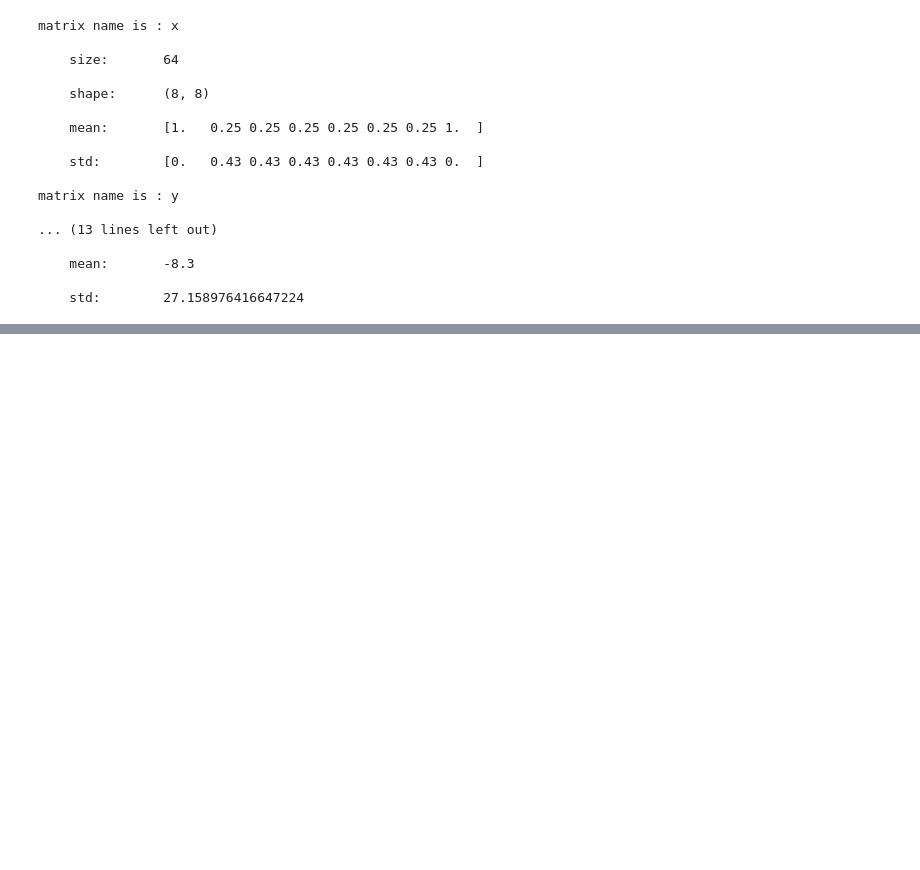
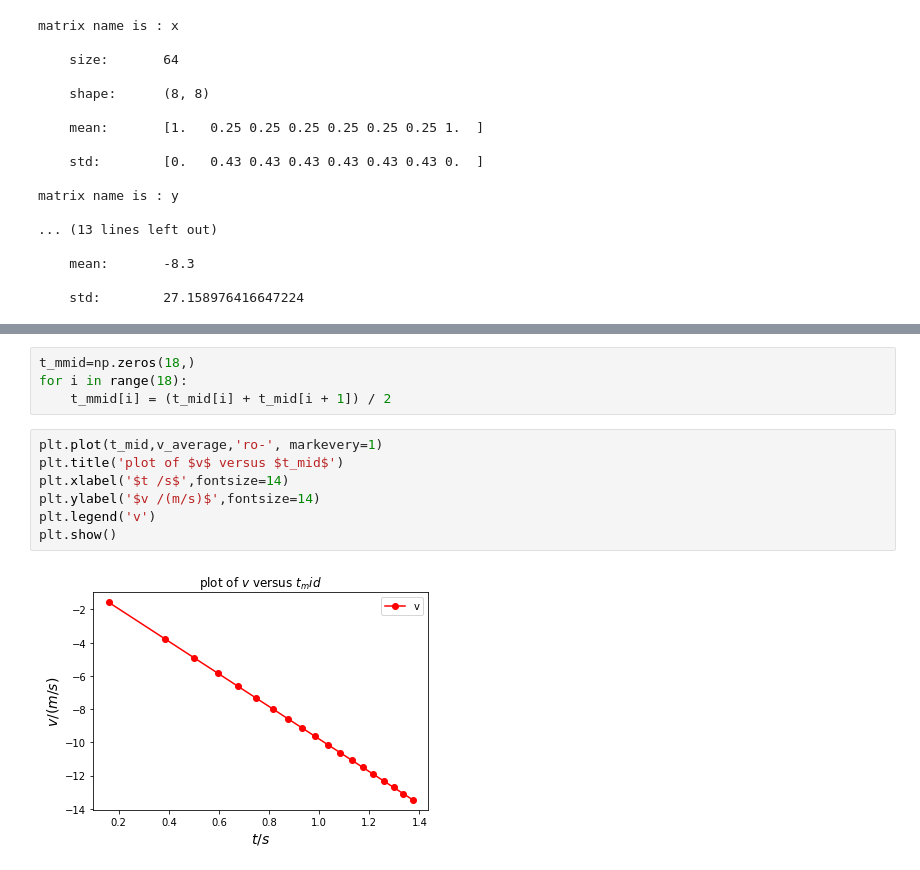
Before and after one commit to VIoletYisi/CaiJiBaoTuan, a Jupyter notebook: Violet_Yisi/Homework/Second/Homework.ipynb, the cells around one changed output, grey strips where cells are left out. Drawn from its saved outputs; the diff is of its cells as text; blank space fills up the shorter version.

```diff
--- a/Violet_Yisi/Homework/Second/Homework.ipynb
+++ b/Violet_Yisi/Homework/Second/Homework.ipynb
@@ -105,0 +259,13 @@ n       p                       n p
+# %%
+t_mmid=np.zeros(18,)
+for i in range(18):
+    t_mmid[i] = (t_mid[i] + t_mid[i + 1]) / 2
+# %%
+plt.plot(t_mid,v_average,'ro-', markevery=1)
+plt.title('plot of $v$ versus $t_mid$')
+plt.xlabel('$t /s$',fontsize=14)
+plt.ylabel('$v /(m/s)$',fontsize=14)
+plt.legend('v')
+plt.show()
+# %% [output]
+[figure, added]
```
Also changed, not shown: parts of 31 cells of this notebook, 6 other files.
